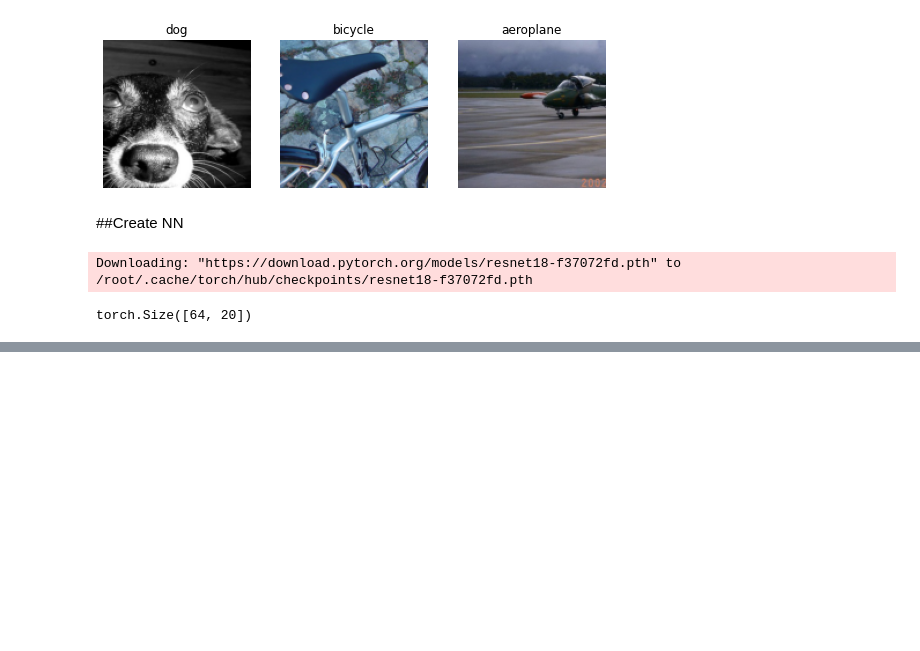
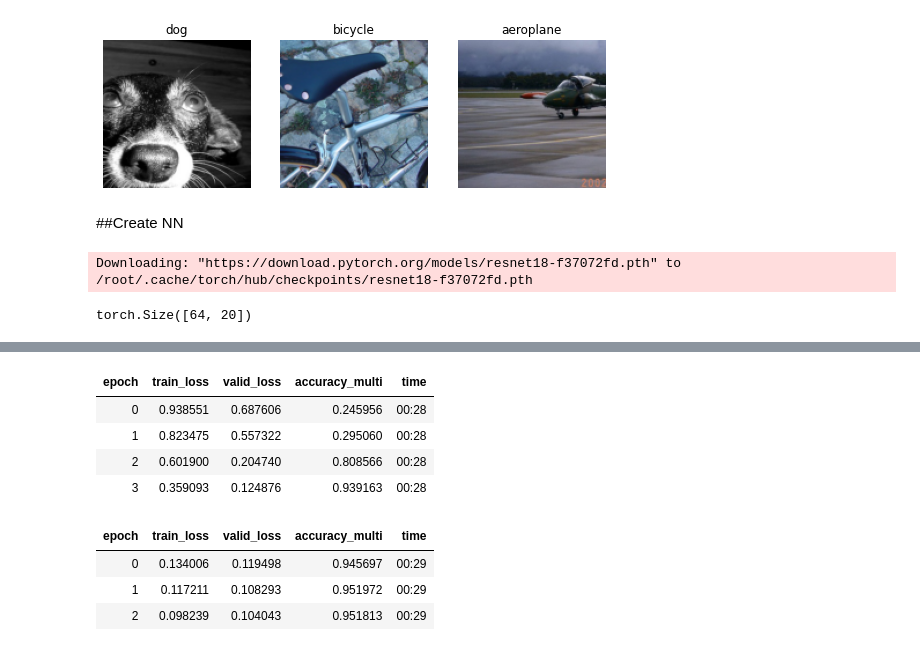
Before and after one commit to i-SanMartin/FastAI, a Jupyter notebook: 06_Multicat/Multi_Label.ipynb, the cells around one changed output, grey strips where cells are left out. Cells and saved outputs as stored; diff of their text form; code cells hidden in the pictures; blank space fills up the shorter version.

```diff
--- a/06_Multicat/Multi_Label.ipynb
+++ b/06_Multicat/Multi_Label.ipynb
@@ -135,0 +138,5 @@ metrics = partial(accuracy_multi, thresh=0.2)
+# %%
+#Train the model
+learn = cnn_learner(dls, resnet50, metrics=partial(accuracy_multi, thresh=0.2))
+learn.fine_tune(3, base_lr=3e-3, freeze_epochs=4)
+# %% [output]
@@ -135,0 +144,9 @@ metrics = partial(accuracy_multi, thresh=0.2)
+| epoch | train_loss | valid_loss | accuracy_multi | time |
+| 0 | 0.938551 | 0.687606 | 0.245956 | 00:28 |
+| 1 | 0.823475 | 0.557322 | 0.295060 | 00:28 |
+| 2 | 0.601900 | 0.204740 | 0.808566 | 00:28 |
+| 3 | 0.359093 | 0.124876 | 0.939163 | 00:28 |
+| epoch | train_loss | valid_loss | accuracy_multi | time |
+| 0 | 0.134006 | 0.119498 | 0.945697 | 00:29 |
+| 1 | 0.117211 | 0.108293 | 0.951972 | 00:29 |
+| 2 | 0.098239 | 0.104043 | 0.951813 | 00:29 |
```
Also changed, not shown: parts of 8 cells of this notebook.
